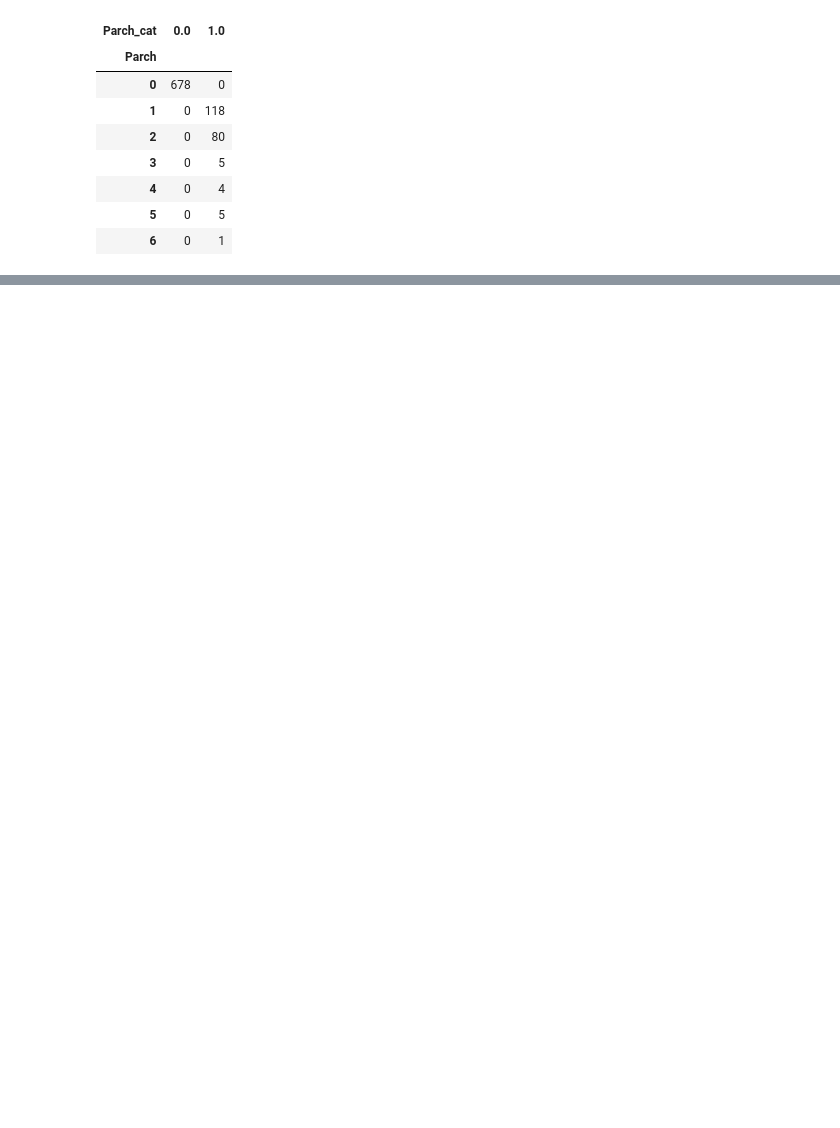
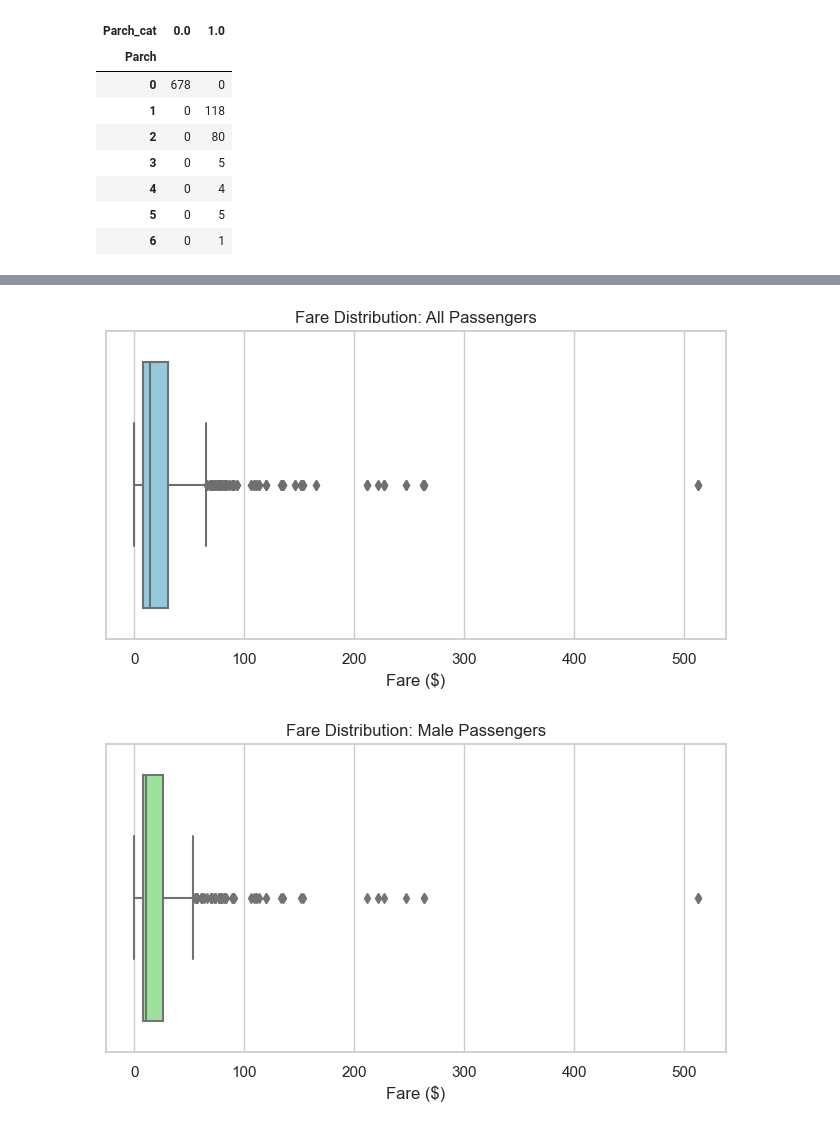
Before and after one commit to Umbretemp/Data_Visualization_And_Modeling, a Jupyter notebook: Lab/2.3 Visualizing Relationships Between Categorical Features Lab.ipynb, the cells around one changed output, grey strips where cells are left out. Saved outputs shown, nothing was run; the diff lists cells and outputs as text; code cells hidden in the pictures; blank space fills up the shorter version.

```diff
--- a/Lab/2.3 Visualizing Relationships Between Categorical Features Lab.ipynb
+++ b/Lab/2.3 Visualizing Relationships Between Categorical Features Lab.ipynb
@@ -108,0 +154,31 @@ plt.show()
+# %%
+# Set a nice style for the plots
+sns.set(style="whitegrid")
+
+# --- PLOT 1: Fare Distribution (All Passengers) ---
+plt.figure(figsize=(8, 4))
+sns.boxplot(x=df['Fare'], color='skyblue')
+plt.title('Fare Distribution: All Passengers')
+plt.xlabel('Fare ($)')
+plt.show()
+
+# --- PLOT 2: Fare Distribution (Male Passengers Only) ---
+plt.figure(figsize=(8, 4))
+# Filter data for Males
+male_fares = df.loc[df['Sex'] == 'male', 'Fare']
+sns.boxplot(x=male_fares, color='lightgreen')
+plt.title('Fare Distribution: Male Passengers')
+plt.xlabel('Fare ($)')
+plt.show()
+
+# --- PLOT 3: Fare Distribution (Female Passengers Only) ---
+plt.figure(figsize=(8, 4))
+# Filter data for Females
+female_fares = df.loc[df['Sex'] == 'female', 'Fare']
+sns.boxplot(x=female_fares, color='lightpink')
+plt.title('Fare Distribution: Female Passengers')
+plt.xlabel('Fare ($)')
+plt.show()
+# %% [output]
+[figure, added]
+[figure, added]
```
Also changed, not shown: parts of 25 cells of this notebook.
